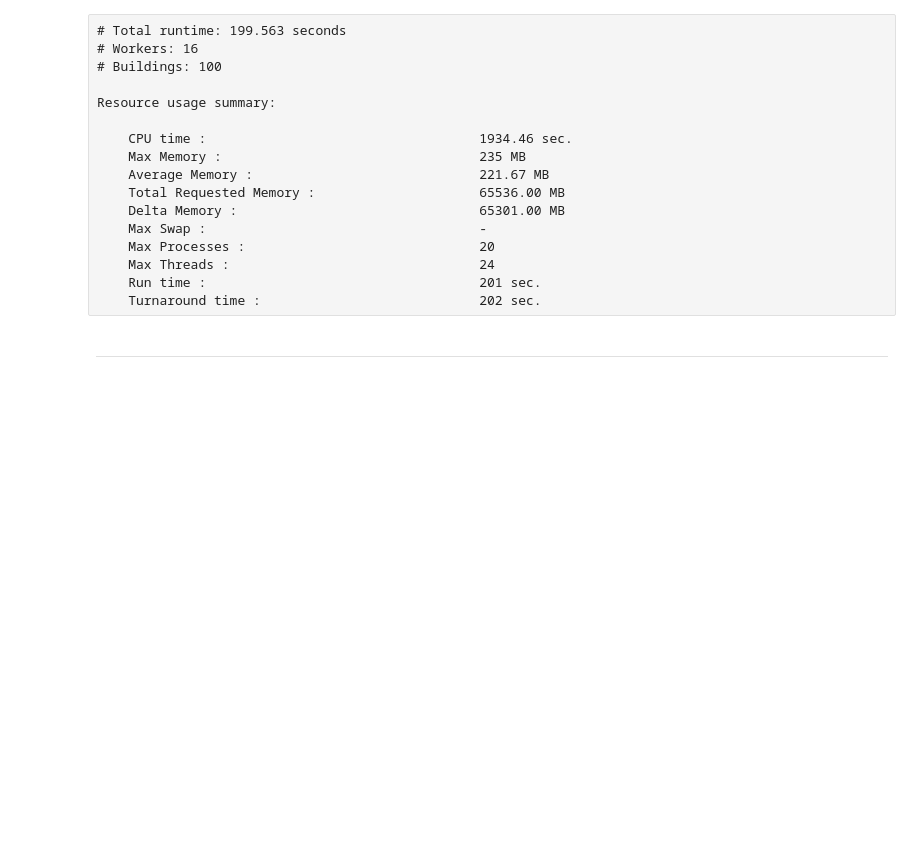
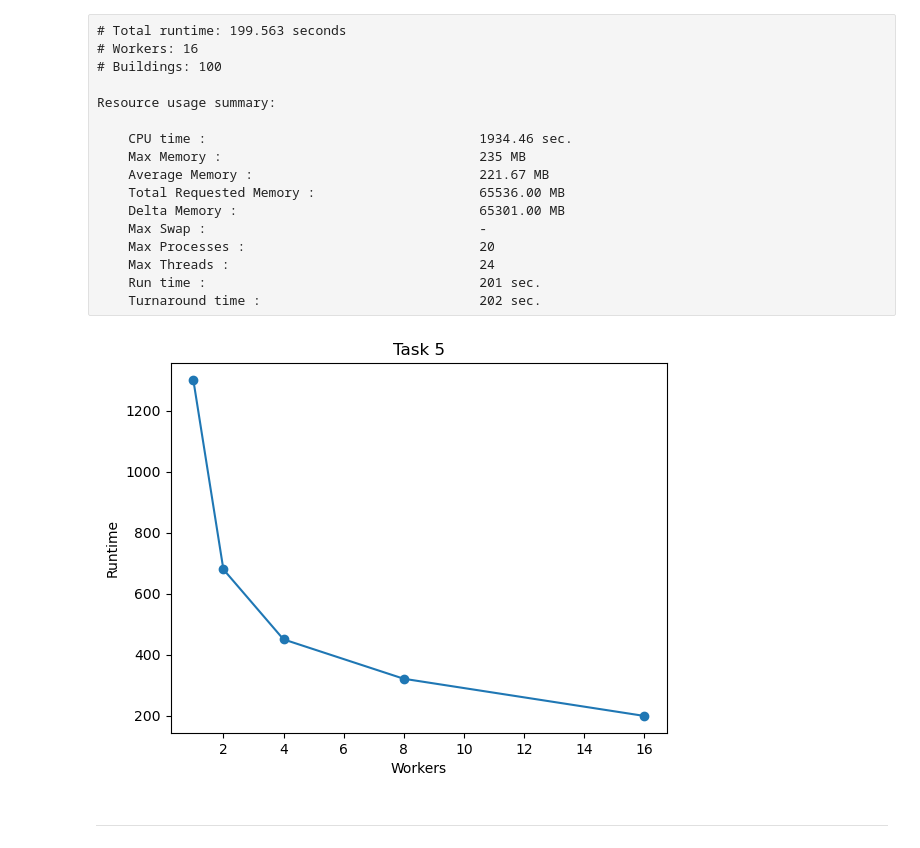
Before and after one commit to AskeSchroder/High_Performance_Computing_Project2, a Jupyter notebook: new_results.ipynb, the cells around one changed output. Drawn from its saved outputs; the diff is of its cells as text; code cells hidden in the pictures; blank space fills up the shorter version.

```diff
--- a/new_results.ipynb
+++ b/new_results.ipynb
@@ -244,6 +244,24 @@ Resource usage summary:
     Max Threads :                                24
     Run time :                                   201 sec.
     Turnaround time :                            202 sec.
+# %%
+import matplotlib.pyplot as plt
+
+# Given data (no extraction)
+workers = [1, 2, 4, 8, 16]
+
+task5 = [1300.789, 679.876, 450.448, 321.36, 199.563]
+task6 = [1689.635, 675.171, 465.89, 245.574, 169.743]
+
+# Plot Task 5
+plt.figure()
+plt.plot(workers, task5, marker='o')
+plt.xlabel("Workers")
+plt.ylabel("Runtime")
+plt.title("Task 5")
+plt.show()
+# %% [output]
+[figure, added]
 # %% [markdown]
 ___
 # %% [markdown]
```
Also changed, not shown: parts of 14 cells of this notebook.
